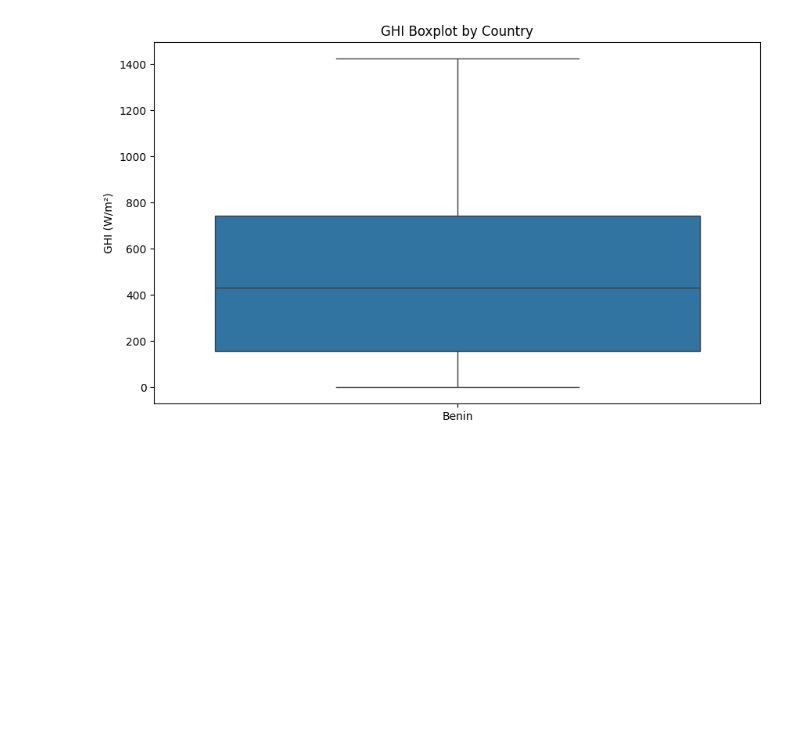
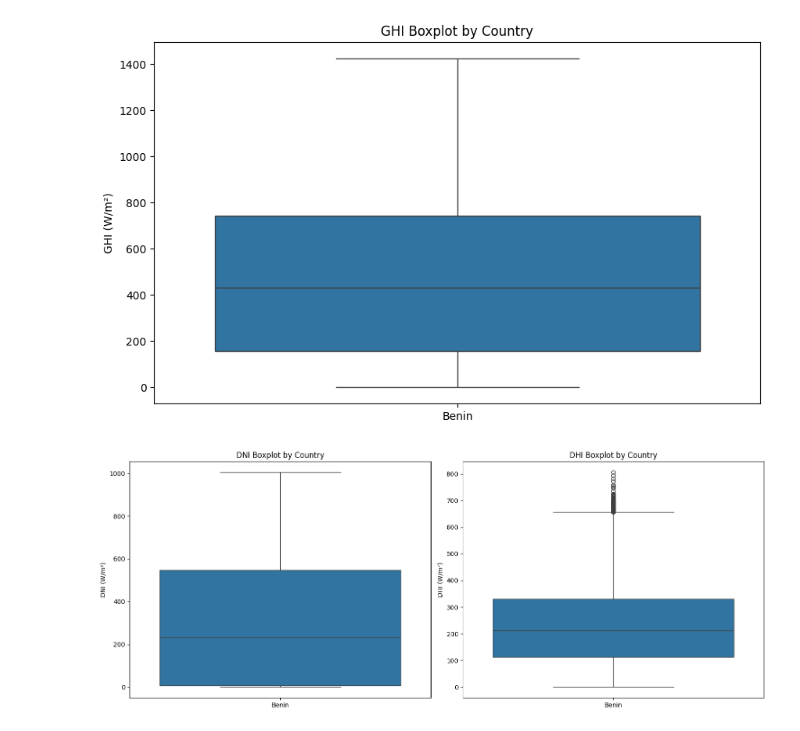
Before and after one commit to bekonad/solar-challenge-week0, a Jupyter notebook: notebooks/compare_countries.ipynb, the cells around one changed output. Drawn from its saved outputs; the diff is of its cells as text; code cells hidden in the pictures; blank space fills up the shorter version.

Commit message:
fix: Task 3 - Markdown observations, DNI/DHI boxplots, ranking bar, formatted table

```diff
--- a/notebooks/compare_countries.ipynb
+++ b/notebooks/compare_countries.ipynb
@@ -32,6 +34,25 @@ plt.savefig('ghi_boxplot.png', dpi=300)
 plt.show()
 # %% [output]
 [figure]
+# %%
+# Boxplots for DNI and DHI
+fig, axes = plt.subplots(1, 2, figsize=(15,6))
+data_dni = [benin['DNI'].dropna(), sierra_leone['DNI'].dropna(), togo['DNI'].dropna()]
+sns.boxplot(data=data_dni, ax=axes[0])
+axes[0].set_xticklabels(['Benin', 'Sierra_Leone', 'Togo'])
+axes[0].set_ylabel('DNI (W/m²)')
+axes[0].set_title('DNI Boxplot by Country')
+
+data_dhi = [benin['DHI'].dropna(), sierra_leone['DHI'].dropna(), togo['DHI'].dropna()]
+sns.boxplot(data=data_dhi, ax=axes[1])
+axes[1].set_xticklabels(['Benin', 'Sierra_Leone', 'Togo'])
+axes[1].set_ylabel('DHI (W/m²)')
+axes[1].set_title('DHI Boxplot by Country')
+plt.tight_layout()
+plt.savefig('dni_dhi_boxplots.png', dpi=300)
+plt.show()
+# %% [output]
+[figure, added]
 # %%
 # Summary table (mean/median/std for GHI/DNI/DHI)
 metrics = ['GHI', 'DNI', 'DHI']
```
Also changed, not shown: parts of 5 cells of this notebook.
